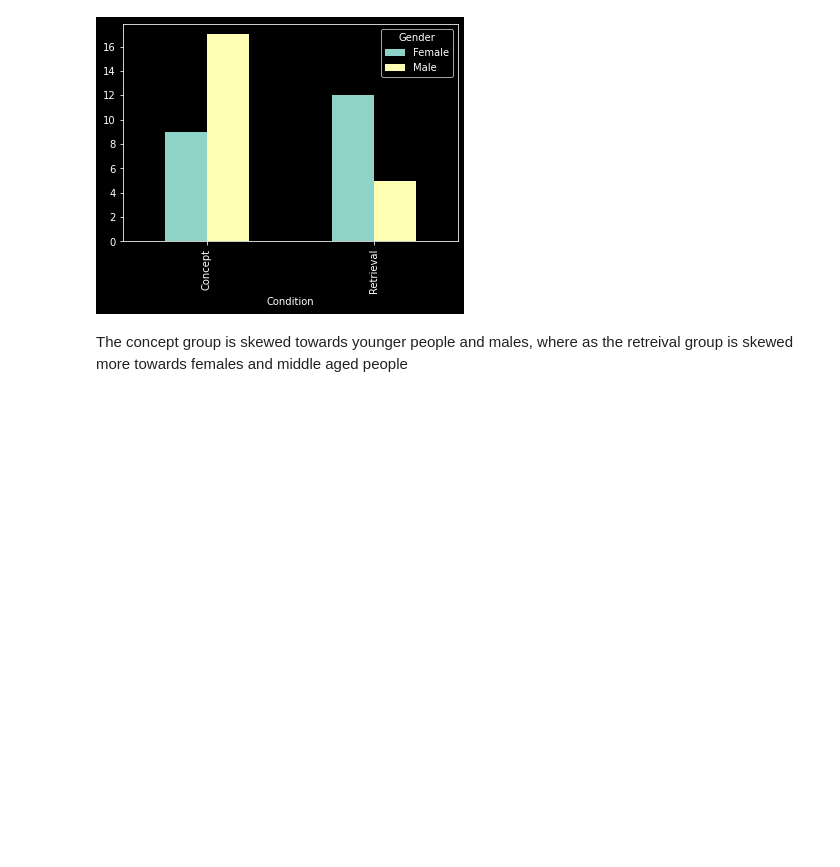
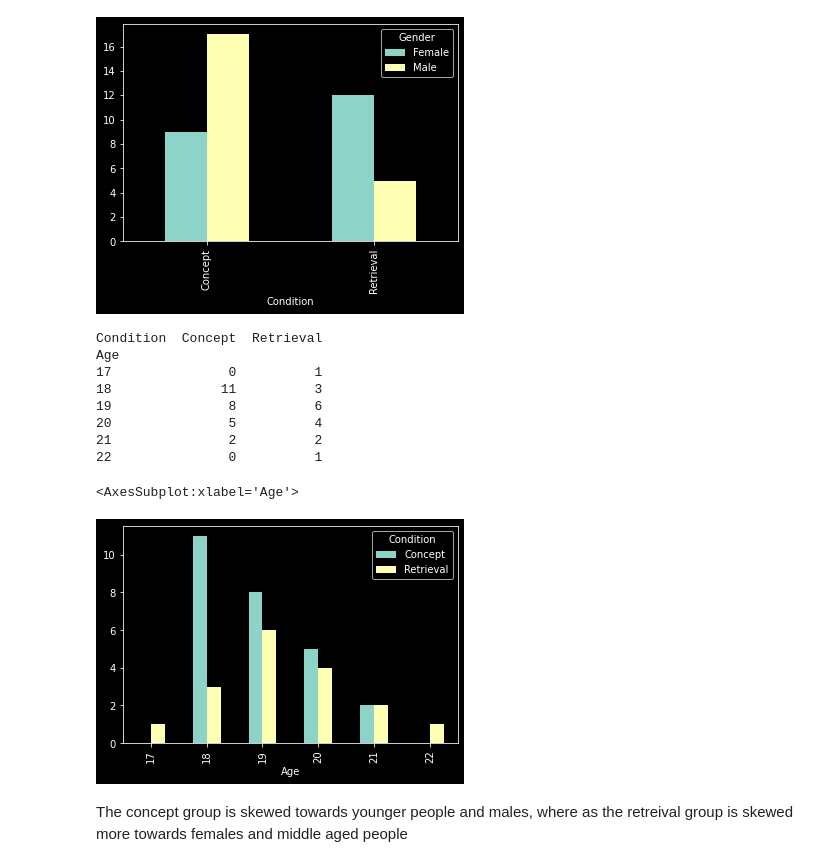
Before and after one commit to sevdeawesome/105, a Jupyter notebook: Lab 4/3C. Retrieval Practice and Learning.ipynb, the cells around one changed output. Saved outputs shown, nothing was run; the diff lists cells and outputs as text; code cells hidden in the pictures; blank space fills up the shorter version.

```diff
--- a/Lab 4/3C. Retrieval Practice and Learning.ipynb
+++ b/Lab 4/3C. Retrieval Practice and Learning.ipynb
@@ -197,6 +197,21 @@ Concept         9    17
 Retrieval      12     5
 <AxesSubplot:xlabel='Condition'>
 [figure]
+# %%
+age = pd.crosstab(df["Age"], df["Condition"])
+print(age)
+age.plot.bar()
+# %% [output]
+Condition  Concept  Retrieval
+Age
+17               0          1
+18              11          3
+19               8          6
+20               5          4
+21               2          2
+22               0          1
+<AxesSubplot:xlabel='Age'>
+[figure, added]
 # %% [markdown]
 The concept group is skewed towards younger people and males, where as the retreival group is skewed more towards females and middle aged people
 # %% [markdown]
```
